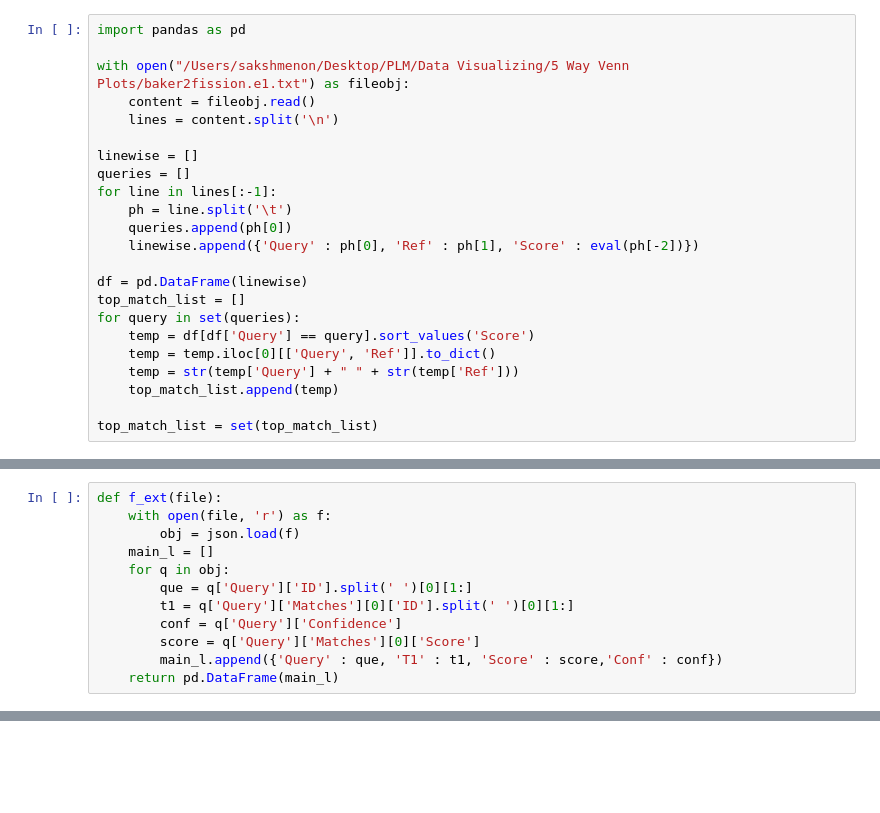
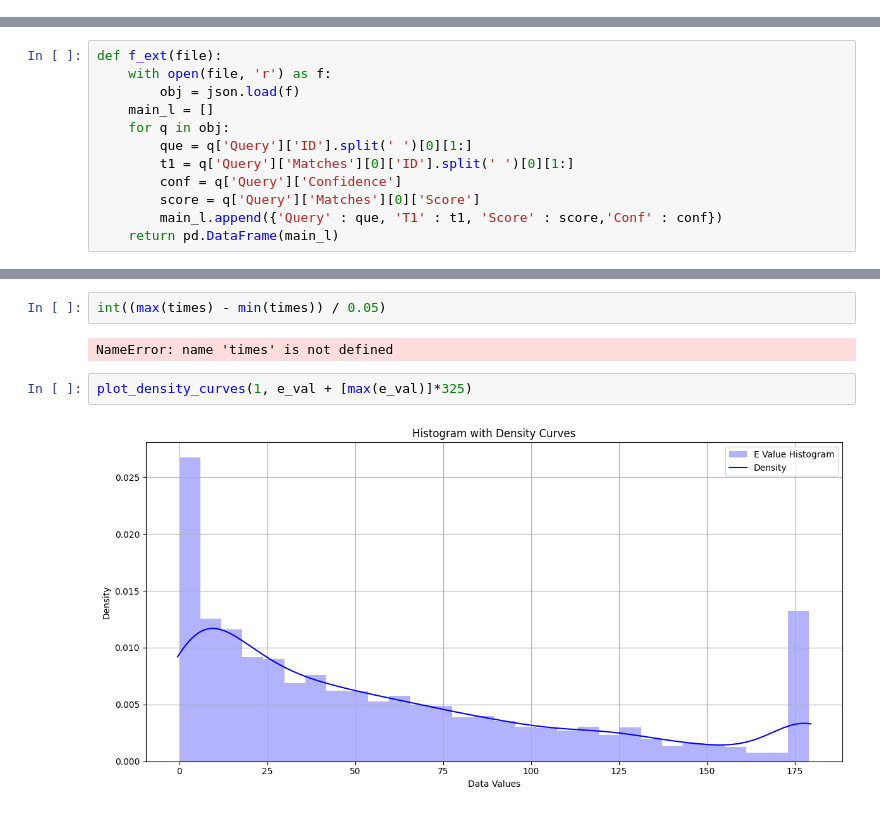
Before and after one commit to sakshmenon/PLM, a Jupyter notebook: Data Visualizing/5 Way Venn Plots/5 Venn Rep.ipynb, the cells around one changed output, grey strips where cells are left out. Cells and saved outputs as stored; diff of their text form; blank space fills up the shorter version.

```diff
--- a/Data Visualizing/5 Way Venn Plots/5 Venn Rep.ipynb
+++ b/Data Visualizing/5 Way Venn Plots/5 Venn Rep.ipynb
@@ -1,26 +1,3 @@
-# %%
-import pandas as pd
-
-with open("/Users/sakshmenon/Desktop/PLM/Data Visualizing/5 Way Venn Plots/baker2fission.e1.txt") as fileobj:
-    content = fileobj.read()
-    lines = content.split('\n')
-
-linewise = []
-queries = []
-for line in lines[:-1]:
-    ph = line.split('\t')
-    queries.append(ph[0])
-    linewise.append({'Query' : ph[0], 'Ref' : ph[1], 'Score' : eval(ph[-2])})
-
-df = pd.DataFrame(linewise)
-top_match_list = []
-for query in set(queries):
-    temp = df[df['Query'] == query].sort_values('Score')
-    temp = temp.iloc[0][['Query', 'Ref']].to_dict()
-    temp = str(temp['Query'] + " " + str(temp['Ref']))
-    top_match_list.append(temp)
-
-top_match_list = set(top_match_list)
 # %%
 def file_ext(file, queries):
     file_list = []
@@ -222,0 +600,8 @@ Name: Score, Length: 5076, dtype: float64
+# %%
+int((max(times) - min(times)) / 0.05)
+# %% [output]
+NameError: name 'times' is not defined
+# %%
+plot_density_curves(1, e_val + [max(e_val)]*325)
+# %% [output]
+[figure, added]
```
Also changed, not shown: parts of 15 cells of this notebook, 27 other files.
